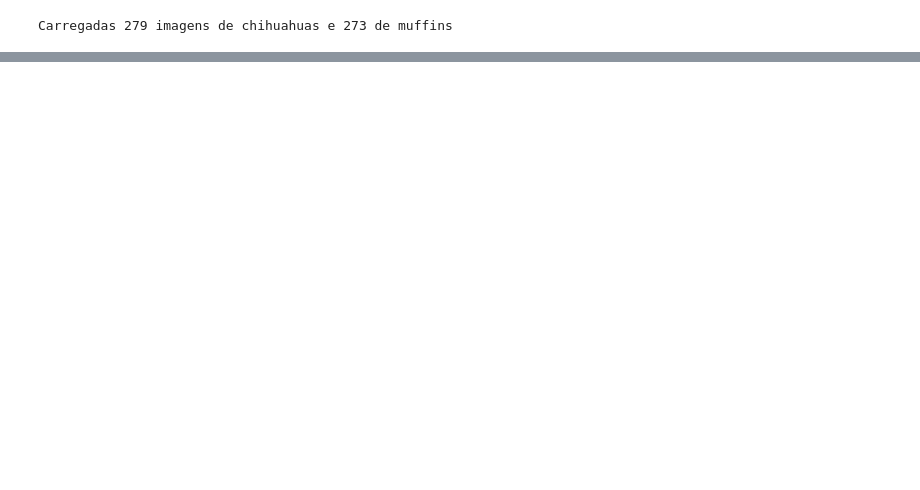
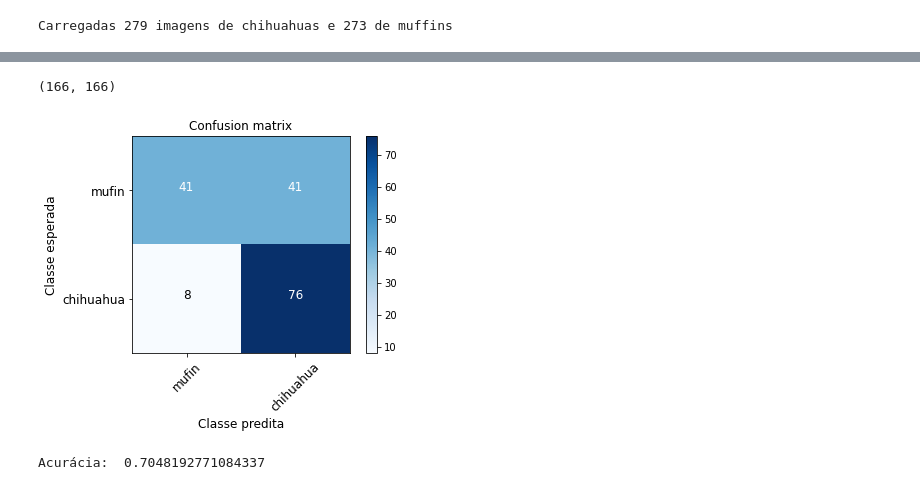
Before and after one commit to lucaspg96/probabilistic-ml, a Jupyter notebook: Trabalho Final/Untitled.ipynb, the cells around one changed output, grey strips where cells are left out. Saved outputs shown, nothing was run; the diff lists cells and outputs as text; code cells hidden in the pictures; blank space fills up the shorter version.

```diff
--- a/Trabalho Final/Untitled.ipynb
+++ b/Trabalho Final/Untitled.ipynb
@@ -193,0 +249,58 @@ Clipping input data to the valid range for imshow with RGB data ([0..1] for floa
+# %%
+from sklearn.model_selection import train_test_split
+
+Y_numeric = np.zeros(len(Y), dtype=int)
+Y_numeric[Y == "chihuahua"] = 1
+
+X_train, X_test, Y_train, Y_test = train_test_split(z,Y_numeric, test_size=0.3, random_state=42)
+
+model = LogisticRegression()
+model.fit(X_train, Y_train)
+# %%
+from sklearn.metrics import confusion_matrix
+import itertools
+
+def plot_confusion_matrix(cm, classes,
+                          normalize=False,
+                          title='Confusion matrix',
+                          cmap=plt.cm.Blues):
+    """
+    This function prints and plots the confusion matrix.
+    Normalization can be applied by setting `normalize=True`.
+    """
+    if normalize: # a normalização é usada para saber a porcentagem de acerto por classe
+        cm = (cm.astype('float') / cm.sum(axis=1)[:, np.newaxis])
+        nan_indexes = np.isnan(cm)
+        cm[nan_indexes] = 0
+
+    plt.figure()
+    plt.rcParams["axes.grid"] = False
+    plt.imshow(cm, cmap=cmap)
+
+    plt.title(title)
+    plt.colorbar()
+    tick_marks = np.arange(len(classes))
+    plt.xticks(tick_marks, classes, rotation=45, fontsize=12)
+    plt.yticks(tick_marks, classes, fontsize=12)
+
+    fmt = '.2f' if normalize else 'd'
+    thresh = cm.max() / 2.
+    for i, j in itertools.product(range(cm.shape[0]), range(cm.shape[1])):
+        plt.text(j, i, format(cm[i, j], fmt),
+                 horizontalalignment="center",
+                 color="white" if cm[i, j] > thresh else "black",
+                fontsize=12)
+
+    plt.ylabel('Classe esperada', fontsize=12)
+    plt.xlabel('Classe predita', fontsize=12)
+
+
+cm = confusion_matrix(Y_test, model.predict_probit(X_test))
+plot_confusion_matrix(cm, ["mufin","chihuahua"], normalize=False)
+# %% [output]
+(166, 166)
+[figure, added]
+# %%
+print("Acurácia: ",cm.diagonal().sum()/cm.sum())
+# %% [output]
+Acurácia:  0.7048192771084337
```
Also changed, not shown: parts of 8 cells of this notebook.
